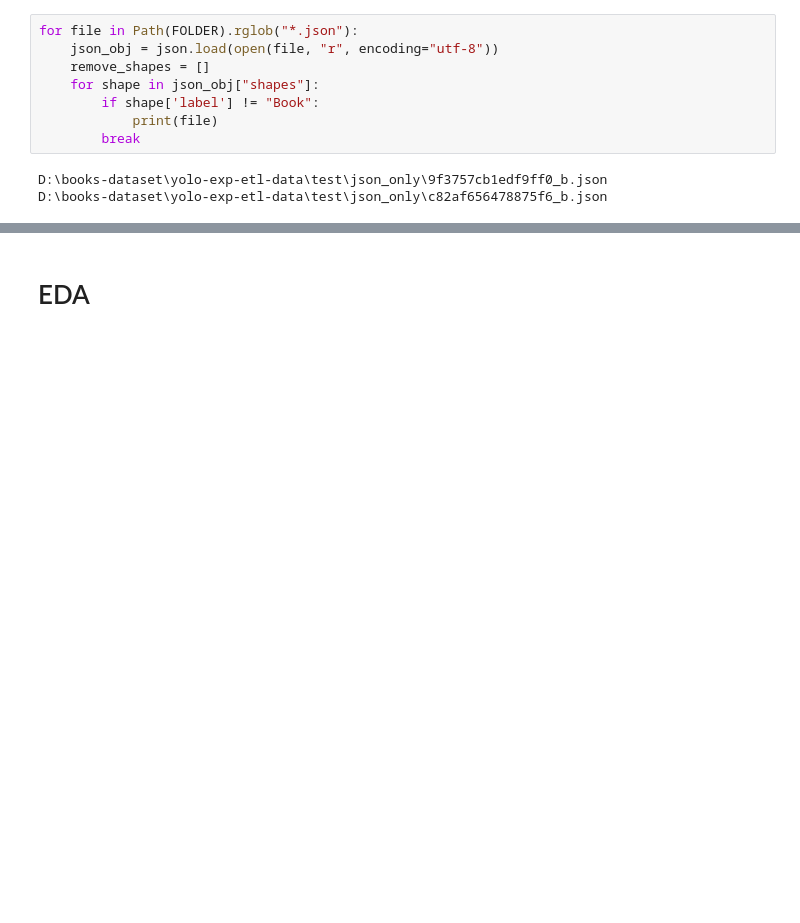
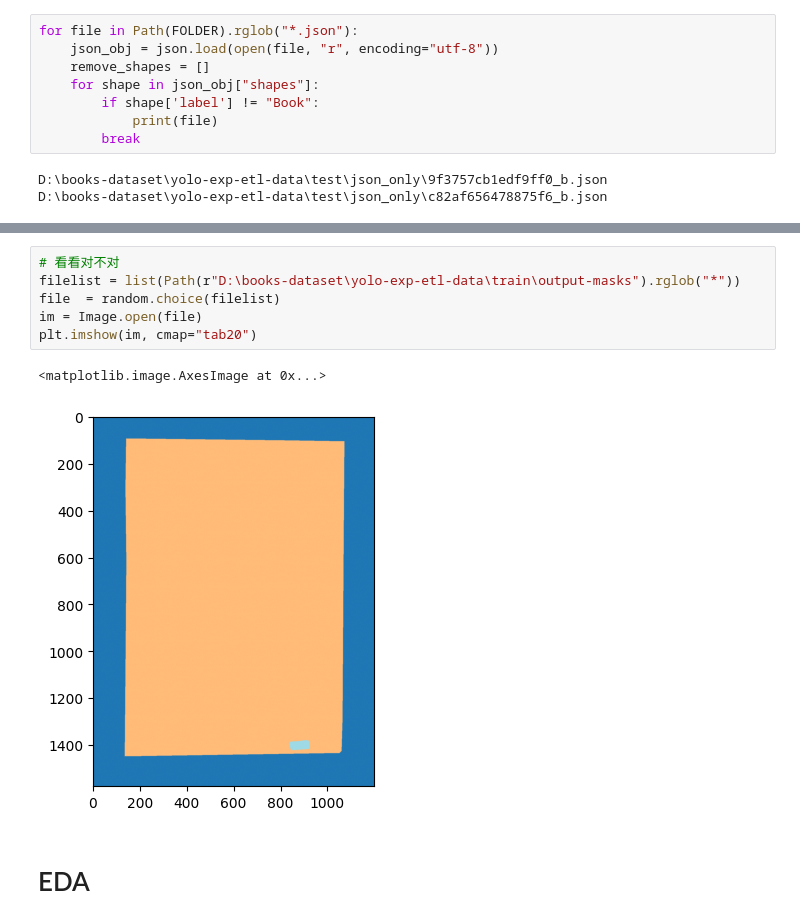
Before and after one commit to hanruiyao163/seg1, a Jupyter notebook: label_drop.ipynb, the cells around one changed output, grey strips where cells are left out. Cells and saved outputs as stored; diff of their text form; blank space fills up the shorter version.

```diff
--- a/label_drop.ipynb
+++ b/label_drop.ipynb
@@ -140,3 +213,12 @@ D:\books-dataset\yolo-exp-etl-data\test\json_only\c82af656478875f6_b.json
+# %%
+# 看看对不对
+filelist = list(Path(r"D:\books-dataset\yolo-exp-etl-data\train\output-masks").rglob("*"))
+file  = random.choice(filelist)
+im = Image.open(file)
+plt.imshow(im, cmap="tab20")
+# %% [output]
+<matplotlib.image.AxesImage at 0x...>
+[figure, added]
 # %% [markdown]
 # EDA
 # %%
```
Also changed, not shown: parts of 4 cells of this notebook.
